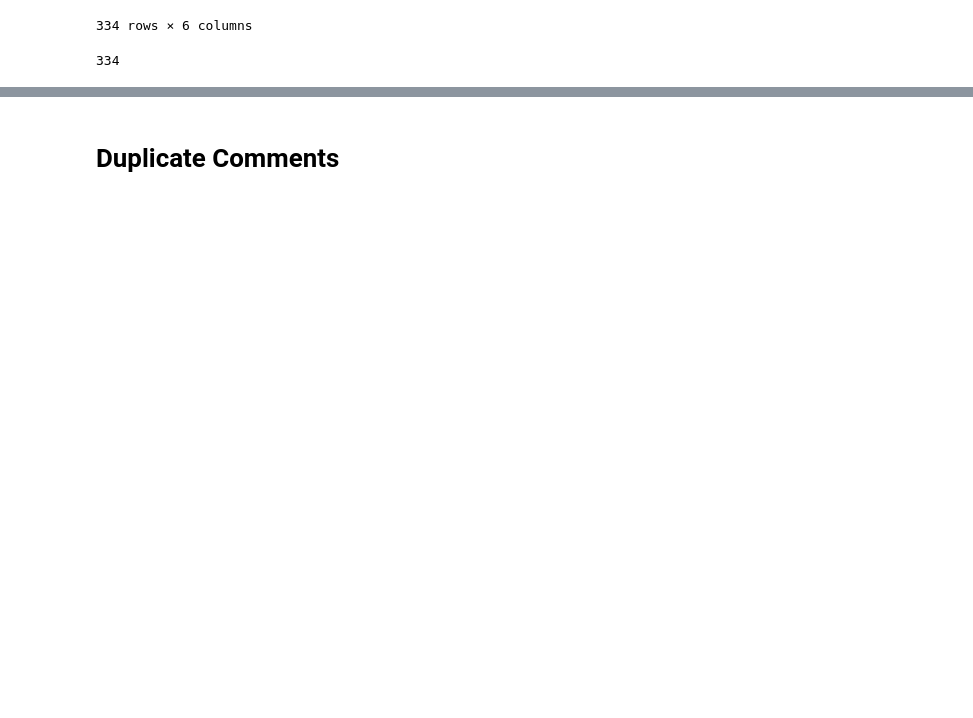
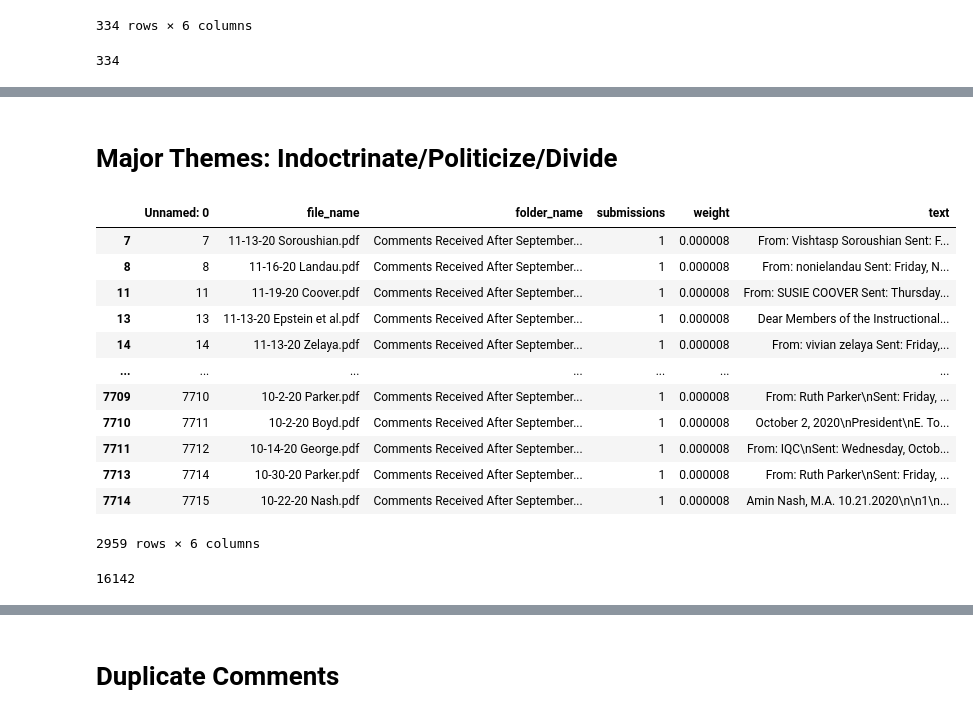
Before and after one commit to yonatanpazpriel/NLPResearch, a Jupyter notebook: Text Files/Text Files/duplicate_handling/Files Cleaning FA25.ipynb, the cells around one changed output, grey strips where cells are left out. Drawn from its saved outputs; the diff is of its cells as text; code cells hidden in the pictures; blank space fills up the shorter version.

```diff
--- a/Text Files/Text Files/duplicate_handling/Files Cleaning FA25.ipynb
+++ b/Text Files/Text Files/duplicate_handling/Files Cleaning FA25.ipynb
@@ -528,0 +636,34 @@ matched_rows['submissions'].sum()
+# %% [markdown]
+# Major Themes: Indoctrinate/Politicize/Divide
+# %%
+indoctrinate_variants = [
+    'indoctrinat',
+    'politiciz',
+    'political',
+    'activis',
+    'divide',
+    'divid',
+]
+
+pattern = '|'.join(indoctrinate_variants)
+
+matched_rows = df[df['text'].str.contains(pattern, case=False, na=False)]
+matched_rows
+# %% [output]
+|  | Unnamed: 0 | file_name | folder_name | submissions | weight | text |
+| 7 | 7 | 11-13-20 Soroushian.pdf | Comments Received After September... | 1 | 0.000008 | From: Vishtasp Soroushian Sent: F... |
+| 8 | 8 | 11-16-20 Landau.pdf | Comments Received After September... | 1 | 0.000008 | From: nonielandau Sent: Friday, N... |
+| 11 | 11 | 11-19-20 Coover.pdf | Comments Received After September... | 1 | 0.000008 | From: SUSIE COOVER Sent: Thursday... |
+| 13 | 13 | 11-13-20 Epstein et al.pdf | Comments Received After September... | 1 | 0.000008 | Dear Members of the Instructional... |
+| 14 | 14 | 11-13-20 Zelaya.pdf | Comments Received After September... | 1 | 0.000008 | From: vivian zelaya Sent: Friday,... |
+| ... | ... | ... | ... | ... | ... | ... |
+| 7709 | 7710 | 10-2-20 Parker.pdf | Comments Received After September... | 1 | 0.000008 | From: Ruth Parker\nSent: Friday, ... |
+| 7710 | 7711 | 10-2-20 Boyd.pdf | Comments Received After September... | 1 | 0.000008 | October 2, 2020\nPresident\nE. To... |
+| 7711 | 7712 | 10-14-20 George.pdf | Comments Received After September... | 1 | 0.000008 | From: IQC\nSent: Wednesday, Octob... |
+| 7713 | 7714 | 10-30-20 Parker.pdf | Comments Received After September... | 1 | 0.000008 | From: Ruth Parker\nSent: Friday, ... |
+| 7714 | 7715 | 10-22-20 Nash.pdf | Comments Received After September... | 1 | 0.000008 | Amin Nash, M.A. 10.21.2020\n\n1\n... |
+2959 rows × 6 columns
+# %%
+matched_rows['submissions'].sum()
+# %% [output]
+16142
```
Also changed, not shown: parts of 22 cells of this notebook, 1 other file.
